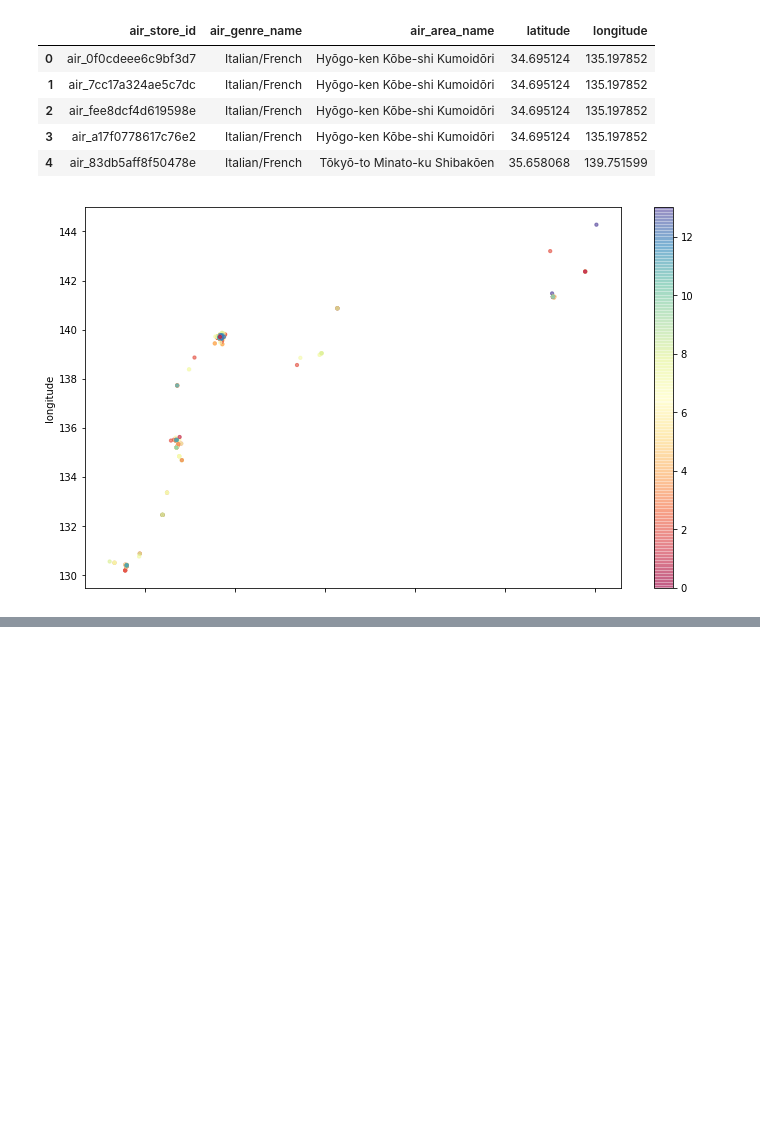
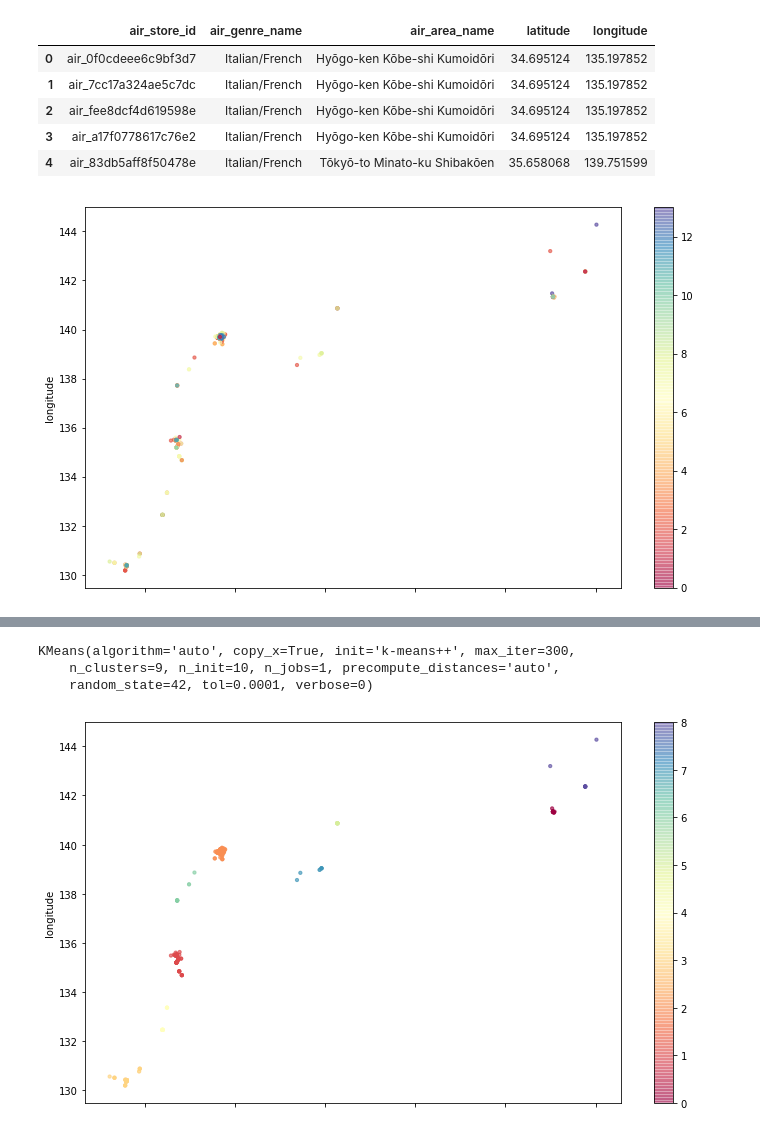
Before and after one commit to QuasiCoherentLabs/recruitVisitorForecasting, a Jupyter notebook: Notebooks/public/kaggle__recruit_restaurant_visitor_forecasting.ipynb, the cells around one changed output, grey strips where cells are left out. Drawn from its saved outputs; the diff is of its cells as text; code cells hidden in the pictures; blank space fills up the shorter version.

```diff
--- a/Notebooks/public/kaggle__recruit_restaurant_visitor_forecasting.ipynb
+++ b/Notebooks/public/kaggle__recruit_restaurant_visitor_forecasting.ipynb
@@ -356,0 +429,32 @@ air_visit_data[[
+# %%
+kmeans = KMeans(
+    n_clusters=9,
+    random_state=42
+)
+
+X = air_store_info[[
+    'latitude',
+    'longitude'
+]].values
+
+kmeans.fit(X)
+# %% [output]
+KMeans(algorithm='auto', copy_x=True, init='k-means++', max_iter=300,
+    n_clusters=9, n_init=10, n_jobs=1, precompute_distances='auto',
+    random_state=42, tol=0.0001, verbose=0)
+# %%
+air_store_info[[
+    'latitude',
+    'longitude'
+]].plot(
+    kind='scatter',
+    x='latitude',
+    y='longitude',
+    figsize=(12, 7),
+    s=10,
+    alpha=0.4,
+    c=kmeans.predict(X),
+    cmap='Spectral'
+);
+# %% [output]
+[figure, added]
```
Also changed, not shown: parts of 10 cells of this notebook, 2 other files.
